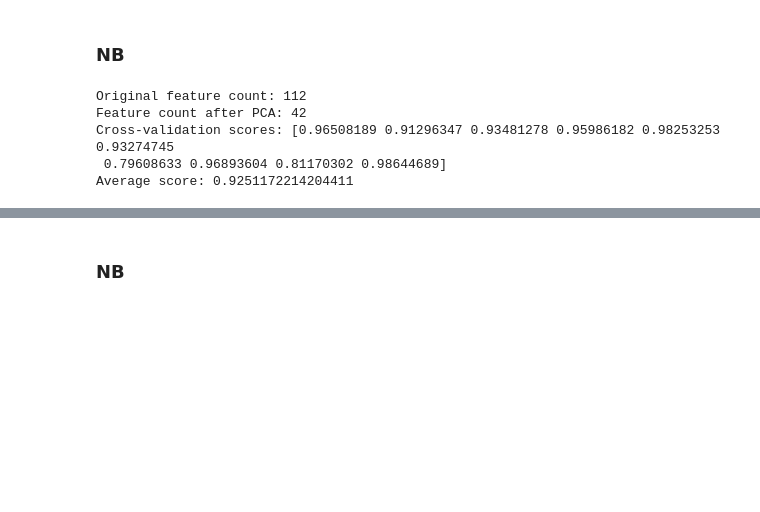
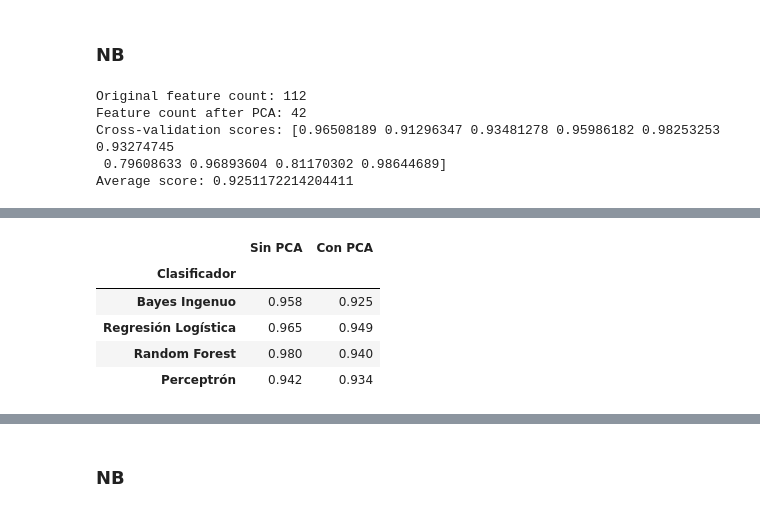
Before and after one commit to DanielRosadoRodriguez/HAR-Analysis, a Jupyter notebook: Dataset 1 - MHEALTH.ipynb, the cells around one changed output, grey strips where cells are left out. Saved outputs shown, nothing was run; the diff lists cells and outputs as text; code cells hidden in the pictures; blank space fills up the shorter version.

```diff
--- a/Dataset 1 - MHEALTH.ipynb
+++ b/Dataset 1 - MHEALTH.ipynb
@@ -1225,10 +1227,9 @@ def pipelinear_with_pca(model, X, y):
 # %% [markdown]
 ### NB
 # %%
-models = []
-
+from sklearn.naive_bayes import GaussianNB
 nb = GaussianNB()
-nb_pca_results = pipelinear_with_pca(nb, X, y_encoded)
+nb_pca_results = pipelinear_with_pca(nb, X, y)
 # %% [output]
 Original feature count: 112
 Feature count after PCA: 42
@@ -1237,0 +1291,43 @@ Average score: 0.9251172214204411
+# %%
+import numpy as np
+import pandas as pd
+
+df = pd.DataFrame([
+    {
+        "Clasificador": "Bayes Ingenuo",
+        "Sin PCA": np.mean(nb_results),
+        "Con PCA": np.mean(nb_pca_results)
+    },
+    {
+        "Clasificador": "Regresión Logística",
+        "Sin PCA": np.mean(lr_results),
+        "Con PCA": np.mean(lr_pca_results)
+    },
+    {
+        "Clasificador": "Random Forest",
+        "Sin PCA": np.mean(rf_results),
+        "Con PCA": np.mean(rf_pca_results)
+    },
+    {
+        "Clasificador": "Perceptrón",
+        "Sin PCA": np.mean(percep_results),
+        "Con PCA": np.mean(percep_pca_results)
+    },
+    # {
+    #     "Clasificador": "XGBoost",
+    #     "Sin PCA": np.mean(xgb_results),
+    #     "Con PCA": np.mean(xgb_pca_results)
+    # }
+])
+
+
+df.set_index("Clasificador", inplace=True)
+
+df
+# %% [output]
+|  | Sin PCA | Con PCA |
+| Clasificador |  |  |
+| Bayes Ingenuo | 0.958 | 0.925 |
+| Regresión Logística | 0.965 | 0.949 |
+| Random Forest | 0.980 | 0.940 |
+| Perceptrón | 0.942 | 0.934 |
```
Also changed, not shown: parts of 48 cells of this notebook.
